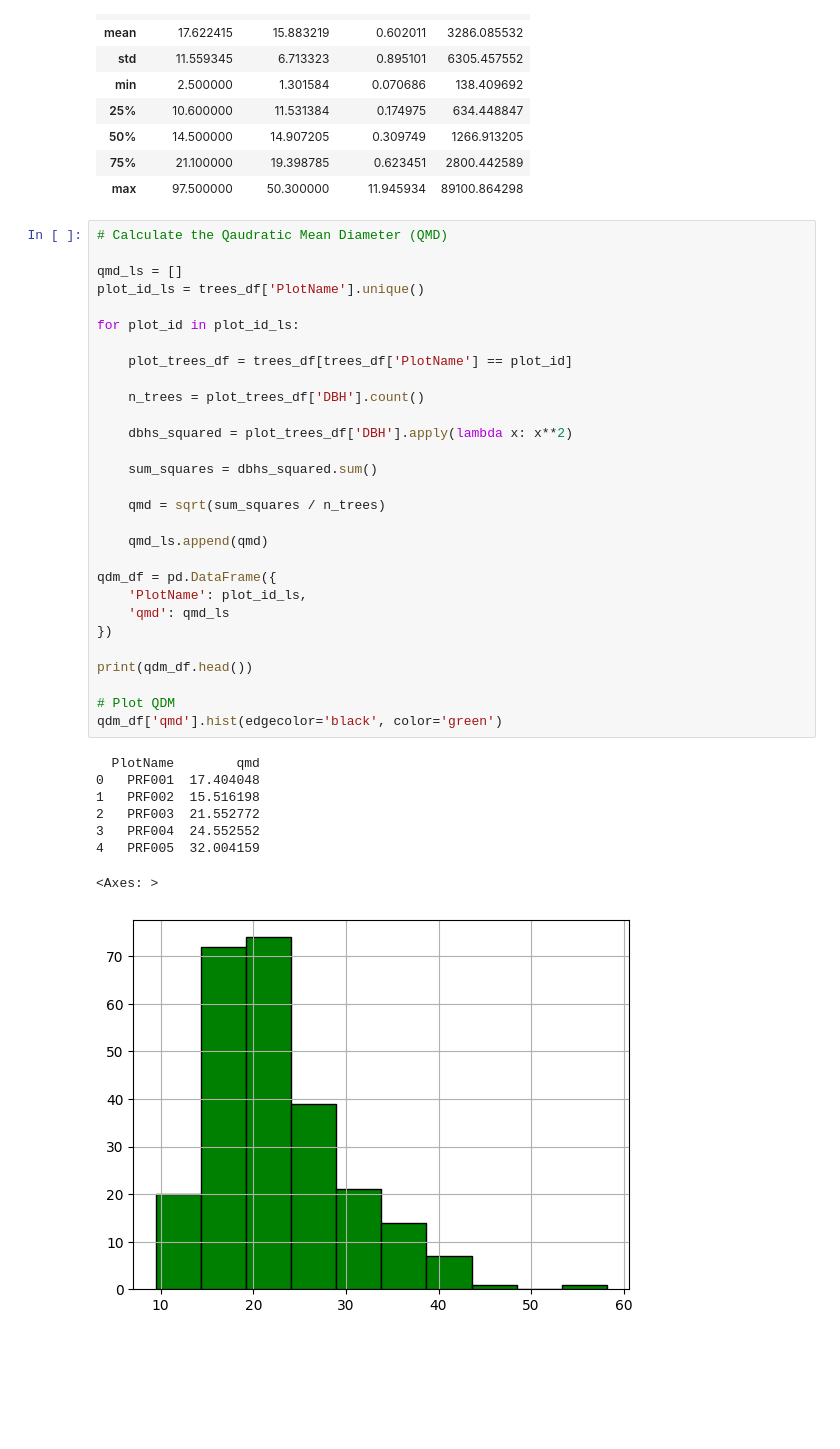
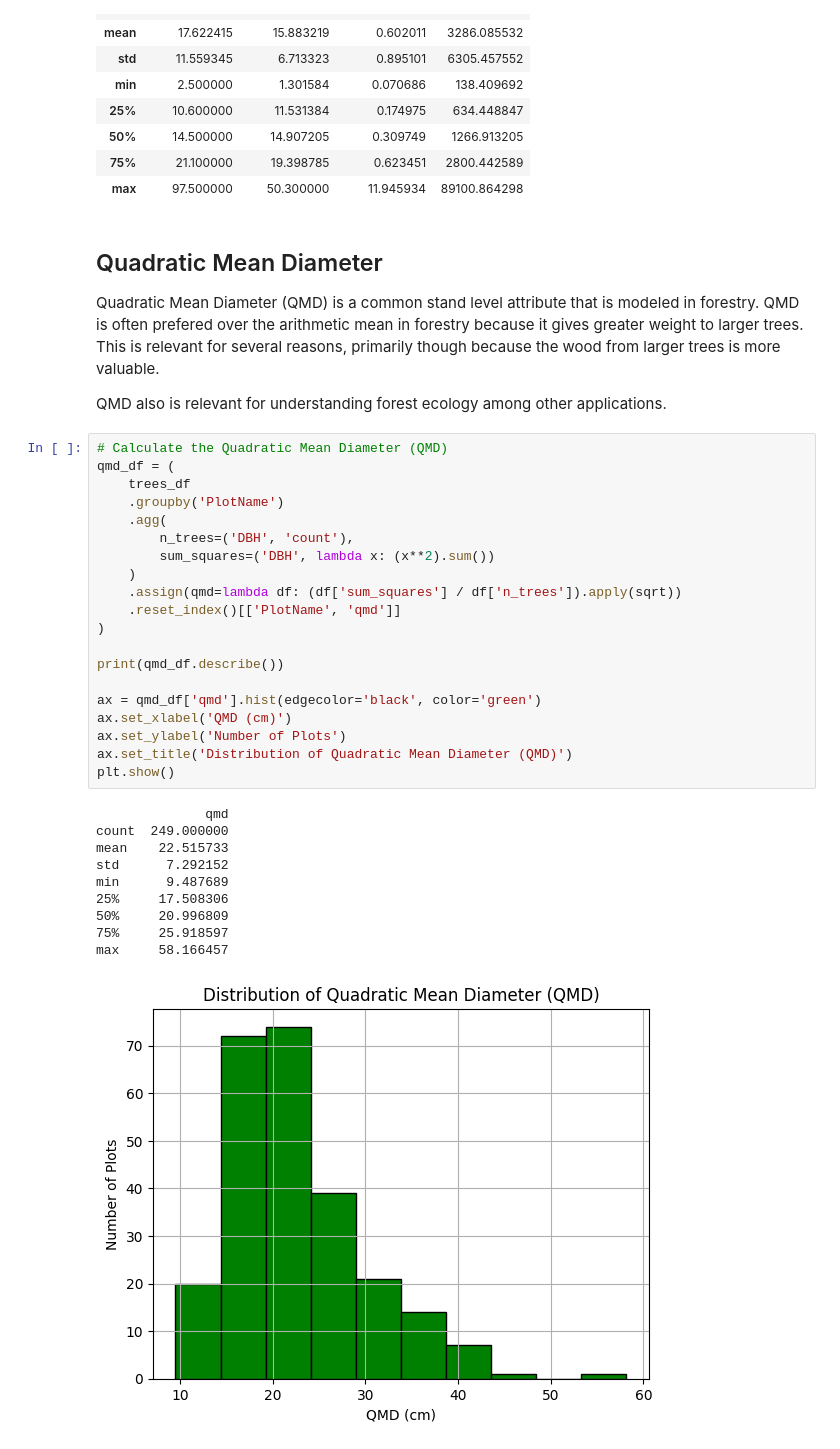
Before and after one commit to subornaa/Data-Analytics-Tutorials, a Jupyter notebook: Lasso_and_Ridge_Regression.ipynb, the cells around one changed output. Saved outputs shown, nothing was run; the diff lists cells and outputs as text; blank space fills up the shorter version.

```diff
--- a/Lasso_and_Ridge_Regression.ipynb
+++ b/Lasso_and_Ridge_Regression.ipynb
@@ -138,41 +113,40 @@ trees_df.describe()
 | 50% | 14.500000 | 14.907205 | 0.309749 | 1266.913205 |
 | 75% | 21.100000 | 19.398785 | 0.623451 | 2800.442589 |
 | max | 97.500000 | 50.300000 | 11.945934 | 89100.864298 |
+# %% [markdown]
+## Quadratic Mean Diameter
+
+Quadratic Mean Diameter (QMD) is a common stand level attribute that is modeled in forestry. QMD is often prefered over the arithmetic mean in forestry because it gives greater weight to larger trees. This is relevant for several reasons, primarily though because the wood from larger trees is more valuable.
+
+QMD also is relevant for understanding forest ecology among other applications.
 # %%
-# Calculate the Qaudratic Mean Diameter (QMD)
+# Calculate the Quadratic Mean Diameter (QMD)
+qmd_df = (
+    trees_df
+    .groupby('PlotName')
+    .agg(
+        n_trees=('DBH', 'count'),
+        sum_squares=('DBH', lambda x: (x**2).sum())
+    )
+    .assign(qmd=lambda df: (df['sum_squares'] / df['n_trees']).apply(sqrt))
+    .reset_index()[['PlotName', 'qmd']]
+)
 
-qmd_ls = []
-plot_id_ls = trees_df['PlotName'].unique()
+print(qmd_df.describe())
 
-for plot_id in plot_id_ls:
-
-    plot_trees_df = trees_df[trees_df['PlotName'] == plot_id]
-
-    n_trees = plot_trees_df['DBH'].count()
-
-    dbhs_squared = plot_trees_df['DBH'].apply(lambda x: x**2)
-
-    sum_squares = dbhs_squared.sum()
-
-    qmd = sqrt(sum_squares / n_trees)
-
-    qmd_ls.append(qmd)
-
-qdm_df = pd.DataFrame({
-    'PlotName': plot_id_ls,
-    'qmd': qmd_ls
-})
-
-print(qdm_df.head())
-
-# Plot QDM
-qdm_df['qmd'].hist(edgecolor='black', color='green')
+ax = qmd_df['qmd'].hist(edgecolor='black', color='green')
+ax.set_xlabel('QMD (cm)')
+ax.set_ylabel('Number of Plots')
+ax.set_title('Distribution of Quadratic Mean Diameter (QMD)')
+plt.show()
 # %% [output]
-  PlotName        qmd
-0   PRF001  17.404048
-1   PRF002  15.516198
-2   PRF003  21.552772
-3   PRF004  24.552552
-4   PRF005  32.004159
+              qmd
+count  249.000000
+mean    22.515733
+std      7.292152
+min      9.487689
+25%     17.508306
+50%     20.996809
+75%     25.918597
+max     58.166457
-<Axes: >
-[figure, old version]
+[figure, new version]
```
Also changed, not shown: parts of 14 cells of this notebook, 2 other files.
